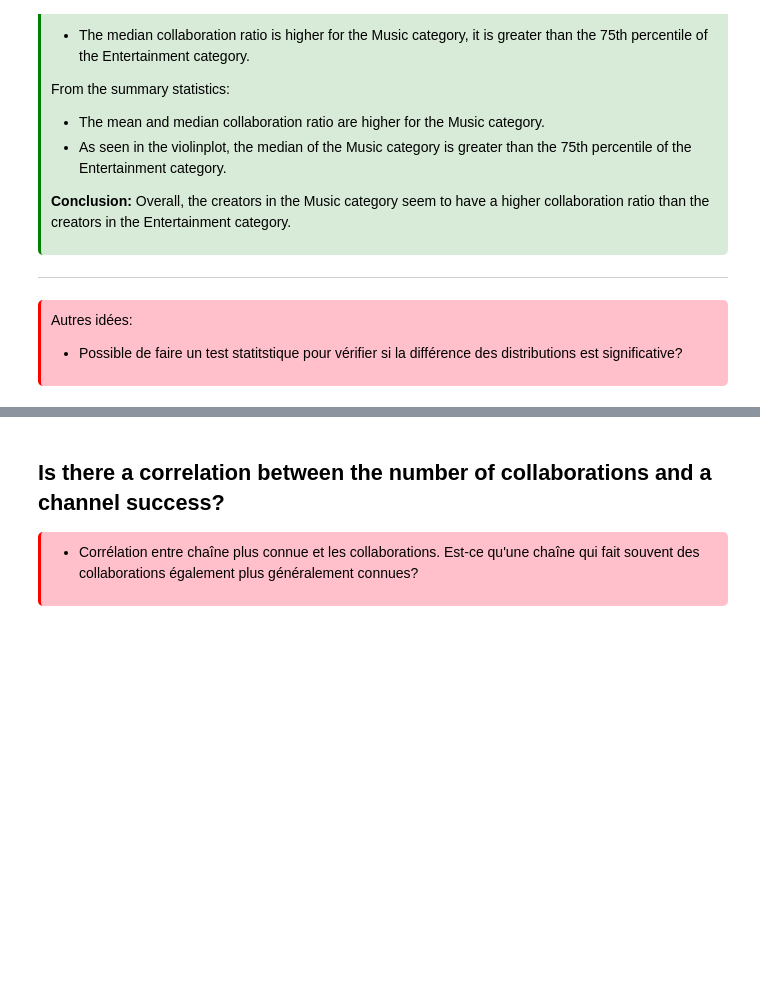
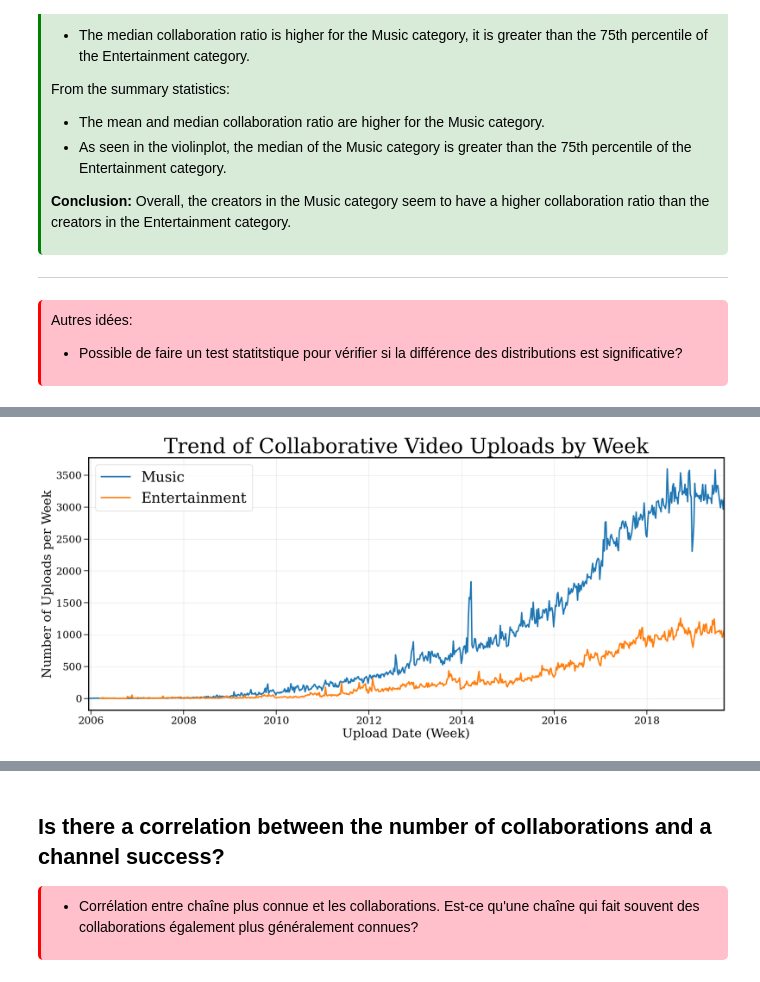
Before and after one commit to epfl-ada/ada-2024-project-tropicaltoucansinsight, a Jupyter notebook: collaborations.ipynb, the cells around one changed output, grey strips where cells are left out. Cells and saved outputs as stored; diff of their text form; code cells hidden in the pictures; blank space fills up the shorter version.

```diff
--- a/collaborations.ipynb
+++ b/collaborations.ipynb
@@ -420,0 +432,5 @@ Autres idées:
+# %%
+# Weekly Evolution
+data_utils.get_upload_evolution(df_music, df_entertainment, period="W")
+# %% [output]
+[figure, added]
```
Also changed, not shown: parts of 15 cells of this notebook, 1 other file.
